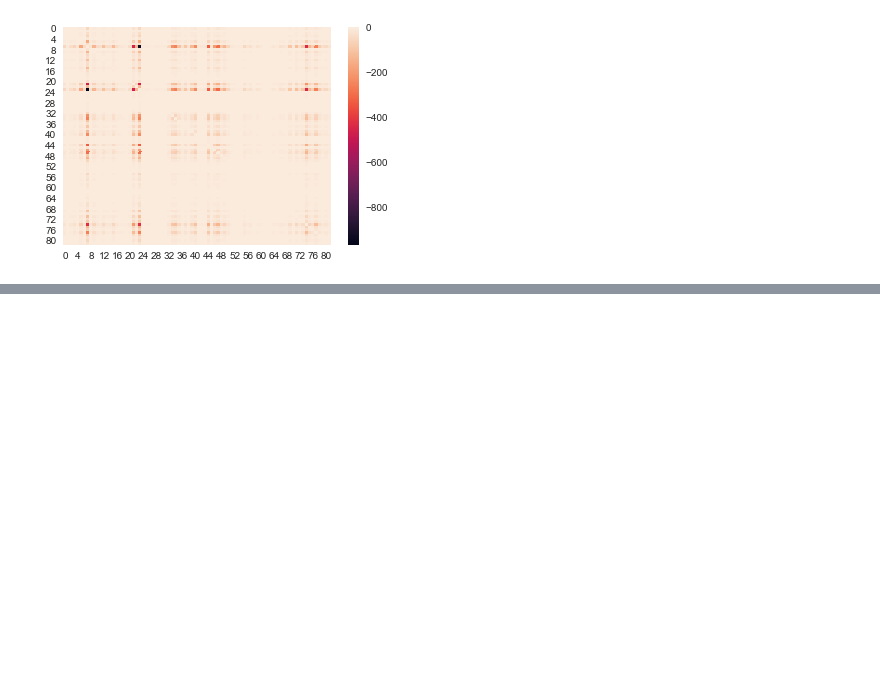
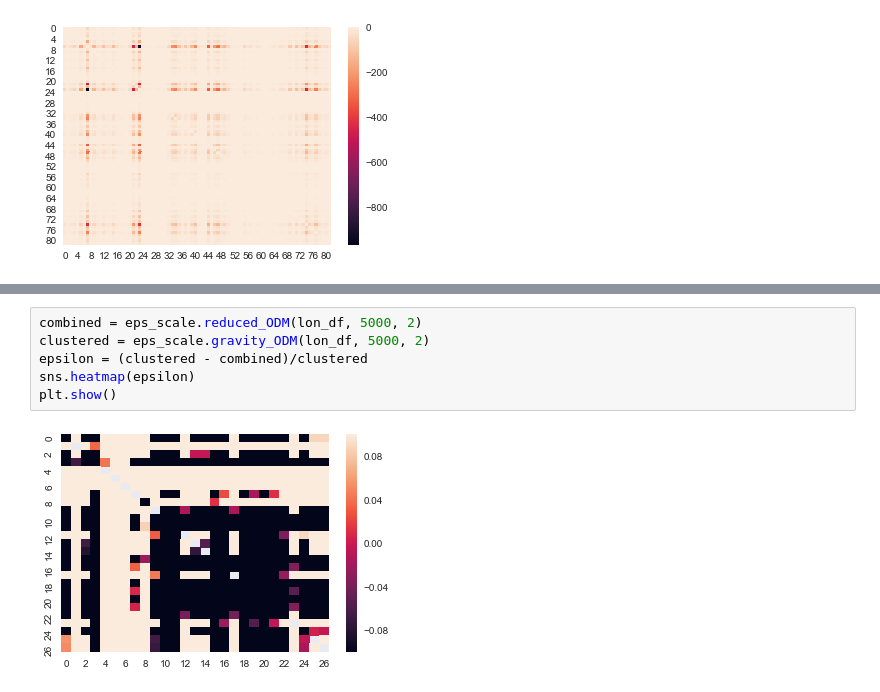
Before and after one commit to jbremz/human_mob, a Jupyter notebook: Notebooks/Ilaria's Log/Week 14.ipynb, the cells around one changed output, grey strips where cells are left out. Drawn from its saved outputs; the diff is of its cells as text; blank space fills up the shorter version.

```diff
--- a/Notebooks/Ilaria's Log/Week 14.ipynb
+++ b/Notebooks/Ilaria's Log/Week 14.ipynb
@@ -38,0 +76,8 @@ plt.show()
+# %%
+combined = eps_scale.reduced_ODM(lon_df, 5000, 2)
+clustered = eps_scale.gravity_ODM(lon_df, 5000, 2)
+epsilon = (clustered - combined)/clustered
+sns.heatmap(epsilon)
+plt.show()
+# %% [output]
+[figure, added]
```
Also changed, not shown: parts of 9 cells of this notebook, 2 other files.
